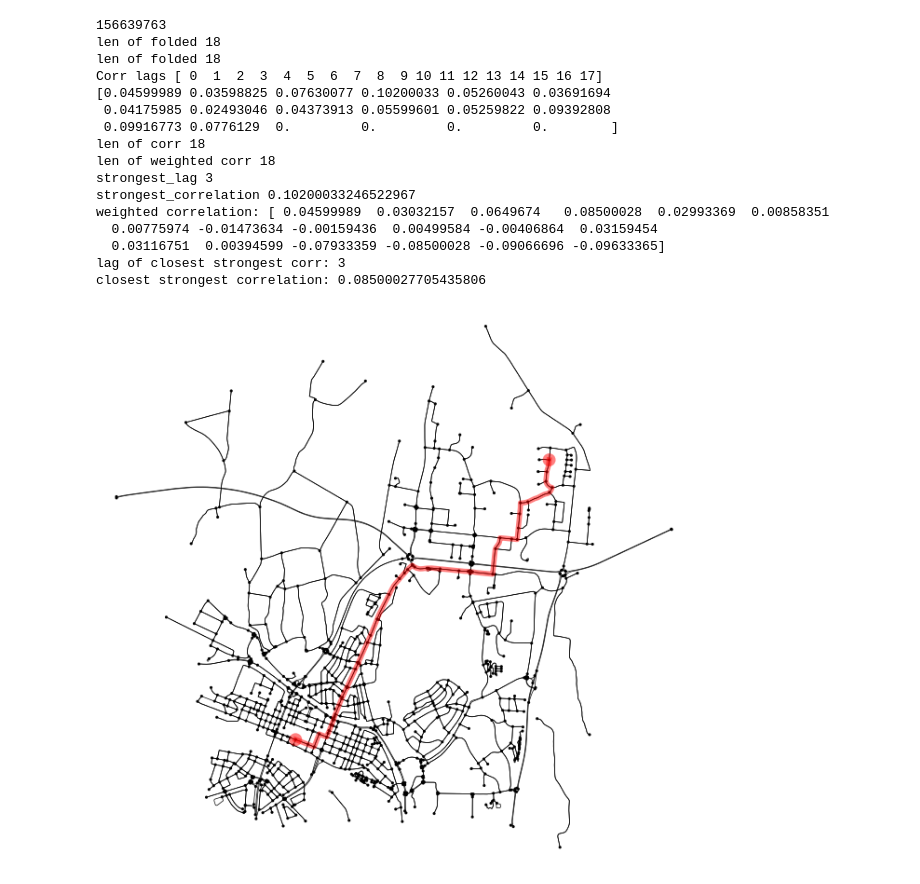
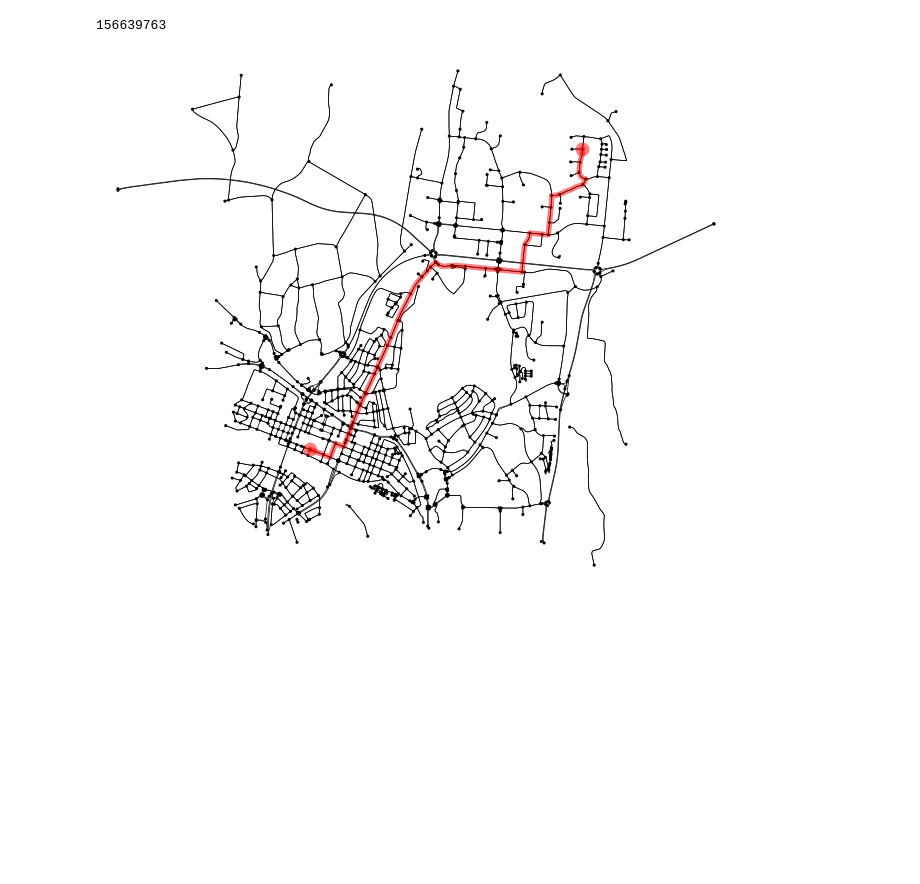
Before and after one commit to ArvHor/perceived-route-complexity, a Jupyter notebook: cross_corr_demo.ipynb, the cells around one changed output. Drawn from its saved outputs; the diff is of its cells as text; code cells hidden in the pictures; blank space fills up the shorter version.

```diff
--- a/cross_corr_demo.ipynb
+++ b/cross_corr_demo.ipynb
@@ -16,48 +16,34 @@ else:
                              remove_parallel=True, city_name="Ume")
     ume_graph.add_simplest_paths_from_origin()
     ume_graph.add_weights('deviation_from_prototypical')
     ume_graph.add_weights('node_degree')
     ume_graph.add_weights('instruction_equivalent')
     ume_graph.add_weights('betweenness_centrality')
     ume_graph.save_graph("bug_testing/ume_graph.graphml")
     ox.plot_graph(ume_graph.graph, node_color='#8b0000', node_size=5, edge_linewidth=1, edge_color='black',
                   bgcolor='white',
                   save=True, filepath="bug_testing/ume.png", show=False)
 
 home_node = ox.nearest_nodes(ume_graph.graph, home[1], home[0])
 print(home_node)
 od_p = rna.od_pair(ume_graph.graph, origin=ume_graph.start_node, destination=home_node)
 od_p_data = od_p.get_comparison_dict()
 # Find the shortest route and plot it
 shortest_route = ox.shortest_path(ume_graph.graph, ume_graph.start_node, home_node, weight='length')
-ox.plot_graph_route(od_p.subgraph, shortest_route, node_size=5, bgcolor='white', route_color='red',
+subgraph = od_p.get_subgraph(ume_graph.graph)
+ox.plot_graph_route(subgraph, shortest_route, node_size=5, bgcolor='white', route_color='red',
                      edge_color="black",node_color="black",route_linewidth=4,edge_linewidth=0.5)
 
-od_p.create_orientation_plot("bug_testing/ume_od_pair.png")
+od_p.create_orientation_plot("bug_testing/ume_od_pair.png",ume_graph.graph)
 od_p_env_dist = od_p.env_bearing_dist_weighted
 od_p_route_dist = od_p.route_direction_bearing_dist
 #print(od_p_env_dist)
 #print(od_p_route_dist)
 #print("\n Normalized: \n")
 env = od_p_env_dist / np.sum(od_p_env_dist)
 route = od_p_route_dist  / np.sum(od_p_env_dist)
 #print(env)
 #print(route)
 # %% [output]
 156639763
-len of folded 18
-len of folded 18
-Corr lags [ 0  1  2  3  4  5  6  7  8  9 10 11 12 13 14 15 16 17]
-[0.04599989 0.03598825 0.07630077 0.10200033 0.05260043 0.03691694
- 0.04175985 0.02493046 0.04373913 0.05599601 0.05259822 0.09392808
- 0.09916773 0.0776129  0.         0.         0.         0.        ]
-len of corr 18
-len of weighted corr 18
-strongest_lag 3
-strongest_correlation 0.10200033246522967
-weighted correlation: [ 0.04599989  0.03032157  0.0649674   0.08500028  0.02993369  0.00858351
-  0.00775974 -0.01473634 -0.00159436  0.00499584 -0.00406864  0.03159454
-  0.03116751  0.00394599 -0.07933359 -0.08500028 -0.09066696 -0.09633365]
-lag of closest strongest corr: 3
-closest strongest correlation: 0.08500027705435806
-[figure, old version]
+[figure, new version]
```
Also changed, not shown: parts of 4 cells of this notebook, 4 other files.
